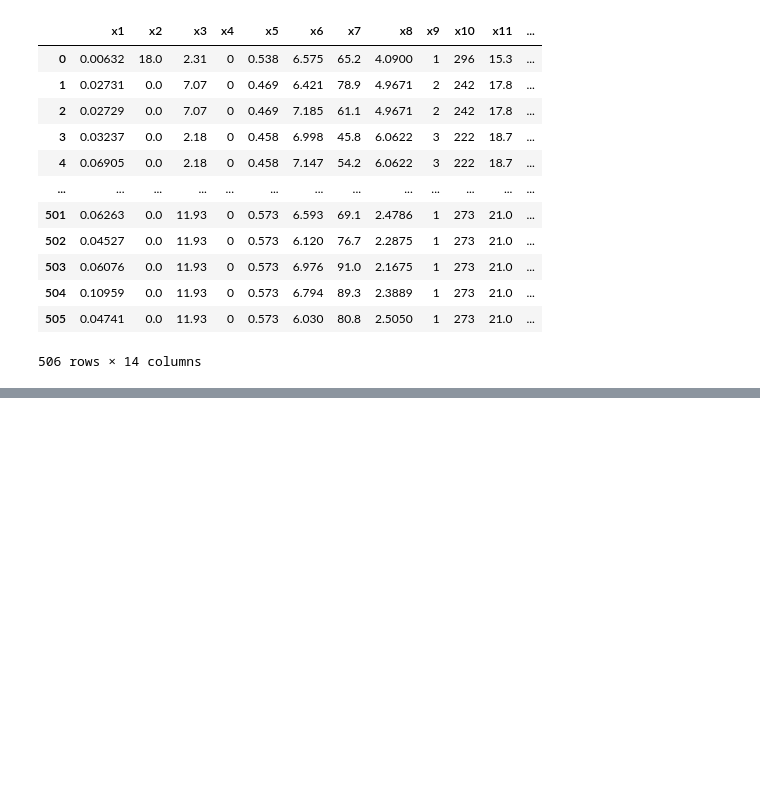
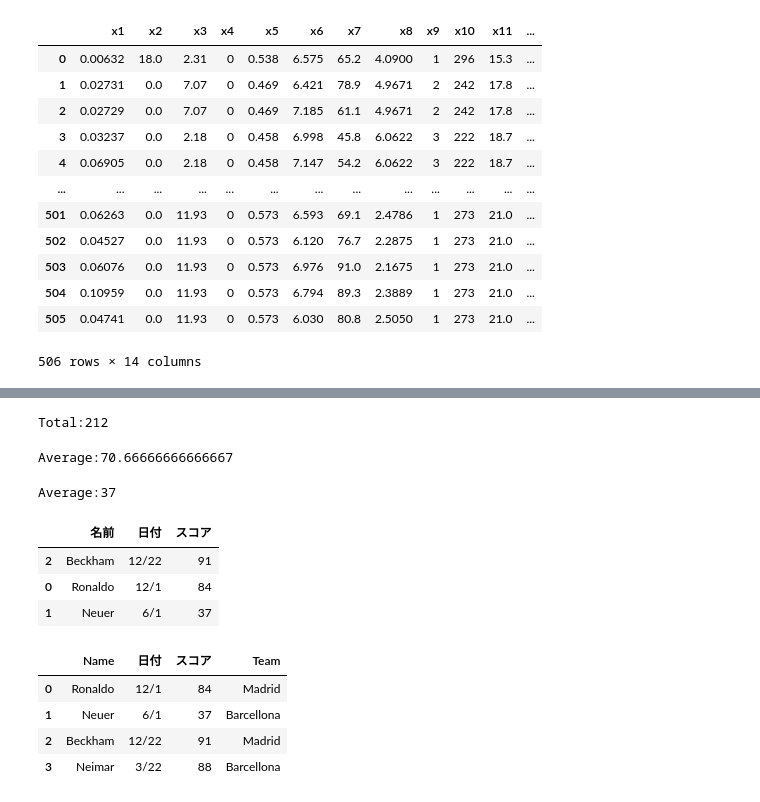
Before and after one commit to Jin01-galaxy/Learn_Python3, a Jupyter notebook: Tableau/Tableau_data_science/Learn_jupyter.ipynb, the cells around one changed output, grey strips where cells are left out. Cells and saved outputs as stored; diff of their text form; code cells hidden in the pictures; blank space fills up the shorter version.

```diff
--- a/Tableau/Tableau_data_science/Learn_jupyter.ipynb
+++ b/Tableau/Tableau_data_science/Learn_jupyter.ipynb
@@ -496,0 +603,28 @@ AttributeError: 'DataFrame' object has no attribute 'type'
+# %%
+print('Total:%s' % df2['スコア'].sum())
+# %% [output]
+Total:212
+# %%
+print('Average:%s' % df2['スコア'].mean())
+# %% [output]
+Average:70.66666666666667
+# %%
+print('Average:%s' % df2['スコア'].min())
+# %% [output]
+Average:37
+# %%
+df2.sort_values(['スコア'],ascending=False)[:3]
+# %% [output]
+|  | 名前 | 日付 | スコア |
+| 2 | Beckham | 12/22 | 91 |
+| 0 | Ronaldo | 12/1 | 84 |
+| 1 | Neuer | 6/1 | 37 |
+# %%
+df2['Team'] = ['Madrid','Barcellona','Madrid','Barcellona']
+df2
+# %% [output]
+|  | Name | 日付 | スコア | Team |
+| 0 | Ronaldo | 12/1 | 84 | Madrid |
+| 1 | Neuer | 6/1 | 37 | Barcellona |
+| 2 | Beckham | 12/22 | 91 | Madrid |
+| 3 | Neimar | 3/22 | 88 | Barcellona |
```
Also changed, not shown: parts of 30 cells of this notebook, 1 other file.
